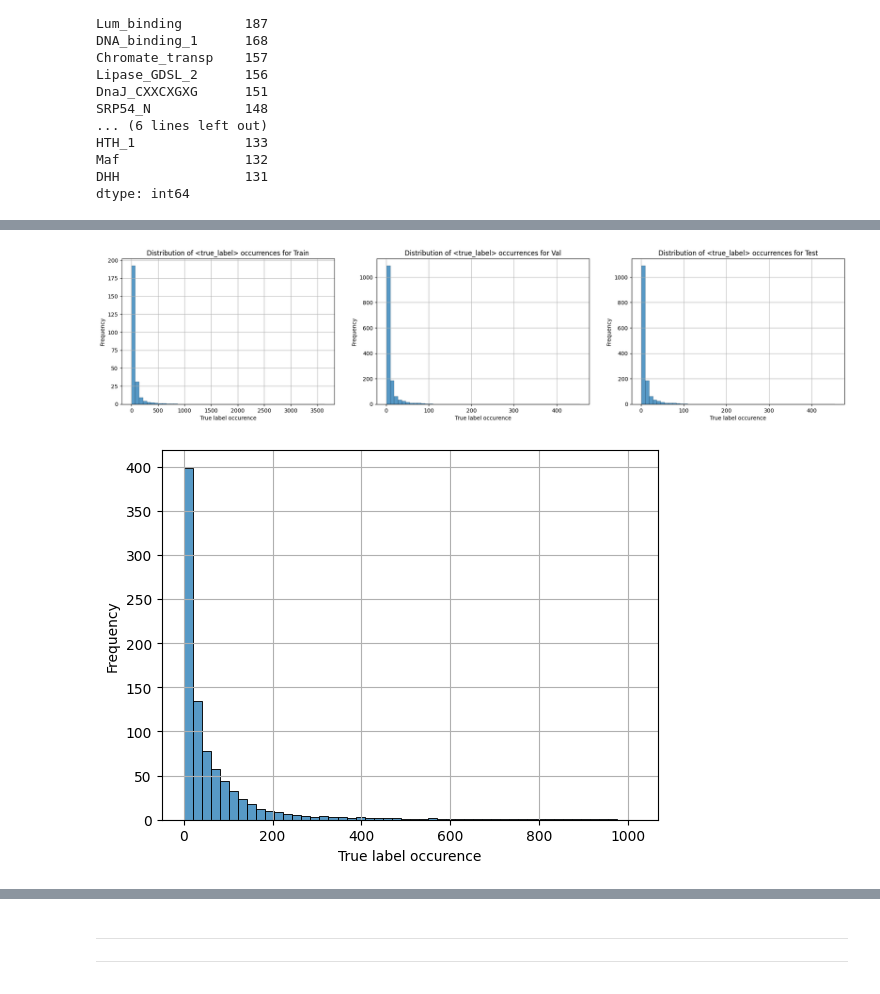
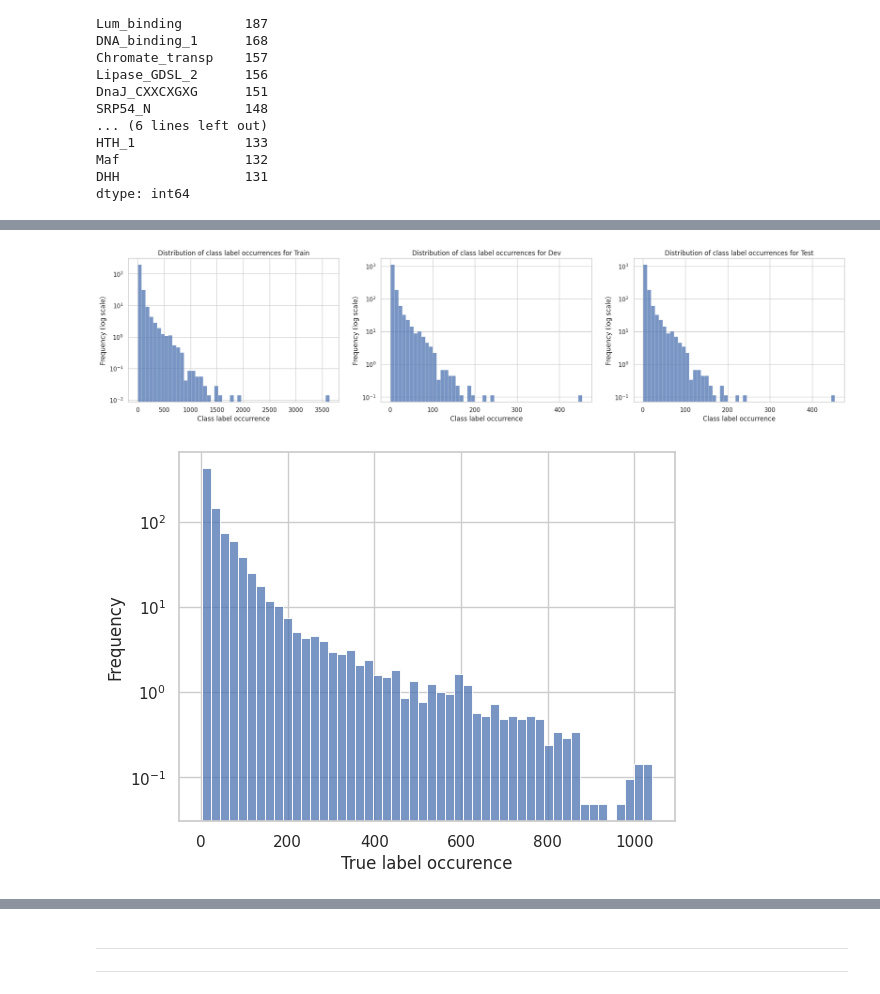
Before and after one commit to wingedRuslan/protein_universe_annotate, a Jupyter notebook: notebooks/data_analysis.ipynb, the cells around one changed output, grey strips where cells are left out. Saved outputs shown, nothing was run; the diff lists cells and outputs as text; code cells hidden in the pictures.

Commit message:
Update the data analysis notebook

```diff
--- a/notebooks/data_analysis.ipynb
+++ b/notebooks/data_analysis.ipynb
@@ -9 +14,4 @@ import argparse
+# %%
+# Set the style of plots
+sns.set_theme(style="whitegrid")
 # %%
@@ -21,5 +32,6 @@ from data_exploration import *
 # %%
-data_partitions_dirpath = '/content/drive/MyDrive/instaDeep/data/random_split/'
+# Data folder containing all the data partitions
+data_partitions_dirpath = '/content/drive/MyDrive/colabProteinProject/data/random_split'
 print('Available dataset partitions: ', os.listdir(data_partitions_dirpath))
 # %% [output]
 Available dataset partitions:  ['dev', 'test', 'train']
@@ -35,0 +38,4 @@ Available dataset partitions:  ['dev', 'test', 'train']
+# %%
+# Read each dataset partition into a pandas DataFrame
+partition_names = ['train', 'dev', 'test']
+partition_frames = [read_pfam_dataset(dir_name, data_partitions_dirpath) for dir_name in partition_names]
@@ -51,3 +64,6 @@ train_df['sequence_len'] = train_df['sequence'].apply(lambda x: len(x))
+# %%
+# Named references train, dev, and test sets for the respective partitions
+train_df, dev_df, test_df = partition_frames
 # %%
 # Concatenate the datasets in one DataFrame
 total_data_df = pd.concat([test_df, dev_df, train_df], ignore_index=True)
@@ -411,25 +528,27 @@ def plot_family_dist(data_df, split_name, bins=50):
 # %%
 plt.subplot(1, 3, 1)
-plot_family_dist(train_df, 'Train')
+plot_class_distribution_hist(train_df, split_name='Train', column_name='true_label')
 
 plt.subplot(1, 3, 2)
-plot_family_dist(dev_df, 'Val')
+plot_class_distribution_hist(dev_df, split_name='Dev', column_name='true_label')
 
 plt.subplot(1, 3, 3)
-plot_family_dist(test_df, 'Test')
+plot_class_distribution_hist(test_df, split_name='Test', column_name='true_label')
 
 plt.subplots_adjust(right=3.0)
 plt.show()
 # %% [output]
-[figure, old version]
+[figure, new version]
 # %%
-family_sizes = total_data_df.groupby('true_label').size()
+true_label_counts = train_df.groupby('true_label').size()
 
-# skip labels that appear the most
-family_sizes_sorted = family_sizes.sort_values(ascending=False)[50:]
+# Skip N labels that are the most frequent
+N = 20
+true_label_counts_sorted = true_label_counts.sort_values(ascending=False)[N:]
 
-sns.histplot(family_sizes_sorted, stat='frequency', bins=50)
+plt.yscale('log')
+sns.histplot(true_label_counts_sorted, stat='frequency', bins=50)
 plt.xlabel('True label occurence')
 plt.grid(True)
 # %% [output]
-[figure, old version]
+[figure, new version]
```
Also changed, not shown: parts of 106 cells of this notebook, 1 other file.
